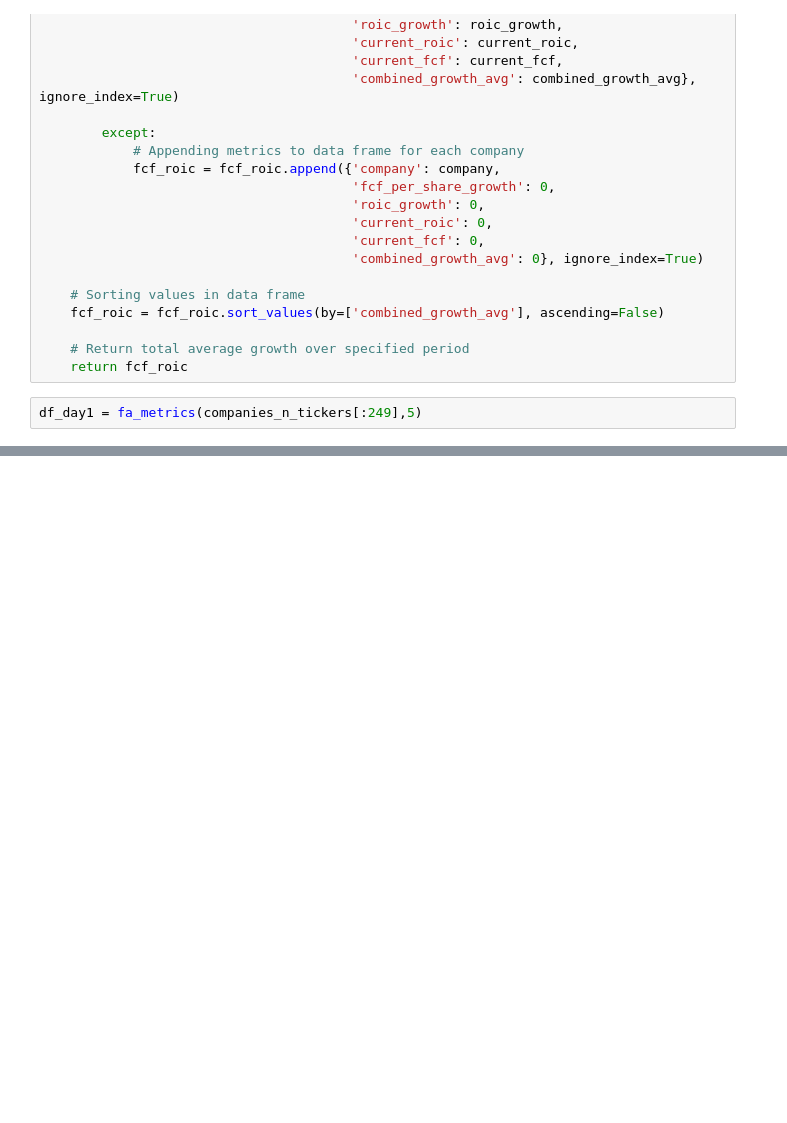
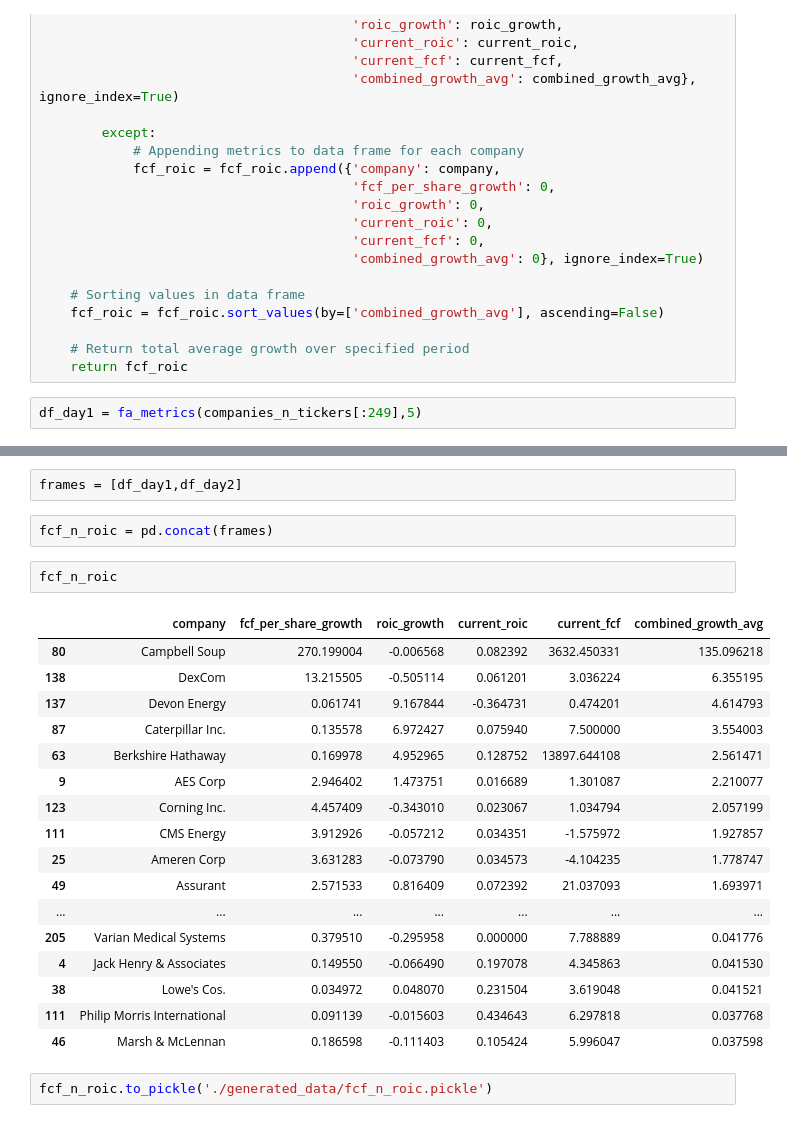
Before and after one commit to mwirtz946/esg_materiality_analysis, a Jupyter notebook: data_collection/fcf_and_roic.ipynb, the cells around one changed output, grey strips where cells are left out. Cells and saved outputs as stored; diff of their text form; blank space fills up the shorter version.

```diff
--- a/data_collection/fcf_and_roic.ipynb
+++ b/data_collection/fcf_and_roic.ipynb
@@ -139,0 +164,26 @@ df_day1
+# %%
+frames = [df_day1,df_day2]
+# %%
+fcf_n_roic = pd.concat(frames)
+# %%
+fcf_n_roic
+# %% [output]
+|  | company | fcf_per_share_growth | roic_growth | current_roic | current_fcf | combined_growth_avg |
+| 80 | Campbell Soup | 270.199004 | -0.006568 | 0.082392 | 3632.450331 | 135.096218 |
+| 138 | DexCom | 13.215505 | -0.505114 | 0.061201 | 3.036224 | 6.355195 |
+| 137 | Devon Energy | 0.061741 | 9.167844 | -0.364731 | 0.474201 | 4.614793 |
+| 87 | Caterpillar Inc. | 0.135578 | 6.972427 | 0.075940 | 7.500000 | 3.554003 |
+| 63 | Berkshire Hathaway | 0.169978 | 4.952965 | 0.128752 | 13897.644108 | 2.561471 |
+| 9 | AES Corp | 2.946402 | 1.473751 | 0.016689 | 1.301087 | 2.210077 |
+| 123 | Corning Inc. | 4.457409 | -0.343010 | 0.023067 | 1.034794 | 2.057199 |
+| 111 | CMS Energy | 3.912926 | -0.057212 | 0.034351 | -1.575972 | 1.927857 |
+| 25 | Ameren Corp | 3.631283 | -0.073790 | 0.034573 | -4.104235 | 1.778747 |
+| 49 | Assurant | 2.571533 | 0.816409 | 0.072392 | 21.037093 | 1.693971 |
+| ... | ... | ... | ... | ... | ... | ... |
+| 205 | Varian Medical Systems | 0.379510 | -0.295958 | 0.000000 | 7.788889 | 0.041776 |
+| 4 | Jack Henry & Associates | 0.149550 | -0.066490 | 0.197078 | 4.345863 | 0.041530 |
+| 38 | Lowe's Cos. | 0.034972 | 0.048070 | 0.231504 | 3.619048 | 0.041521 |
+| 111 | Philip Morris International | 0.091139 | -0.015603 | 0.434643 | 6.297818 | 0.037768 |
+| 46 | Marsh & McLennan | 0.186598 | -0.111403 | 0.105424 | 5.996047 | 0.037598 |
+# %%
+fcf_n_roic.to_pickle('./generated_data/fcf_n_roic.pickle')
```
Also changed, not shown: parts of 3 cells of this notebook, 2 other files.
